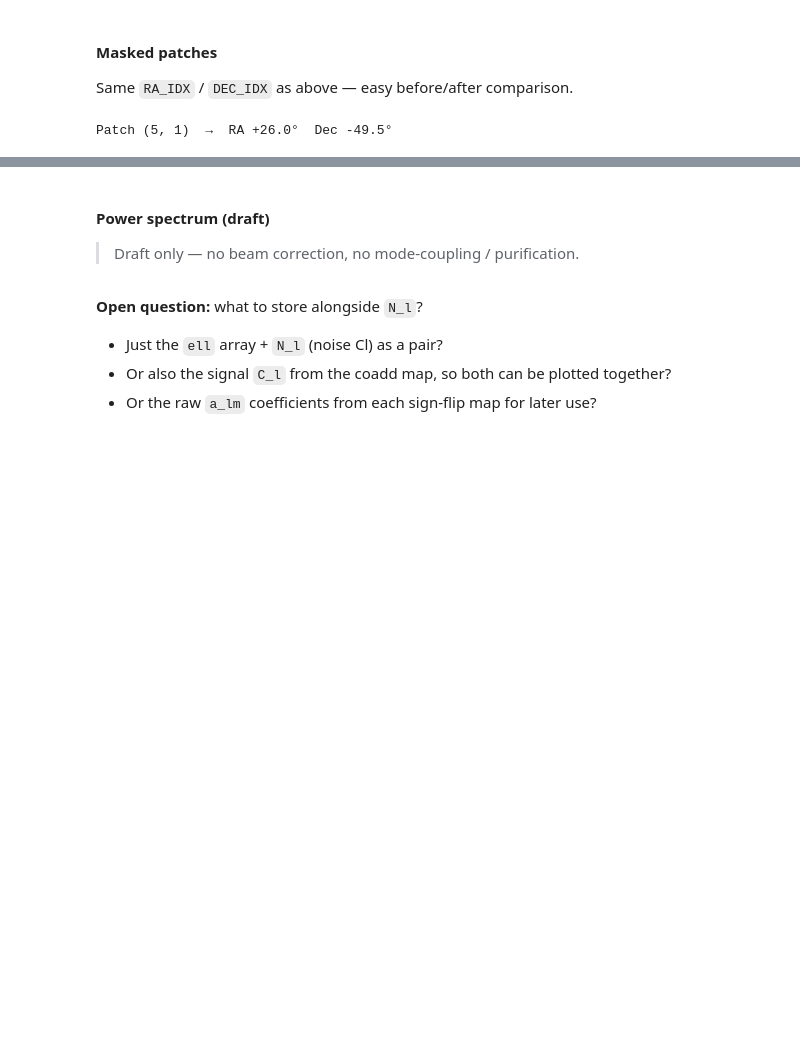
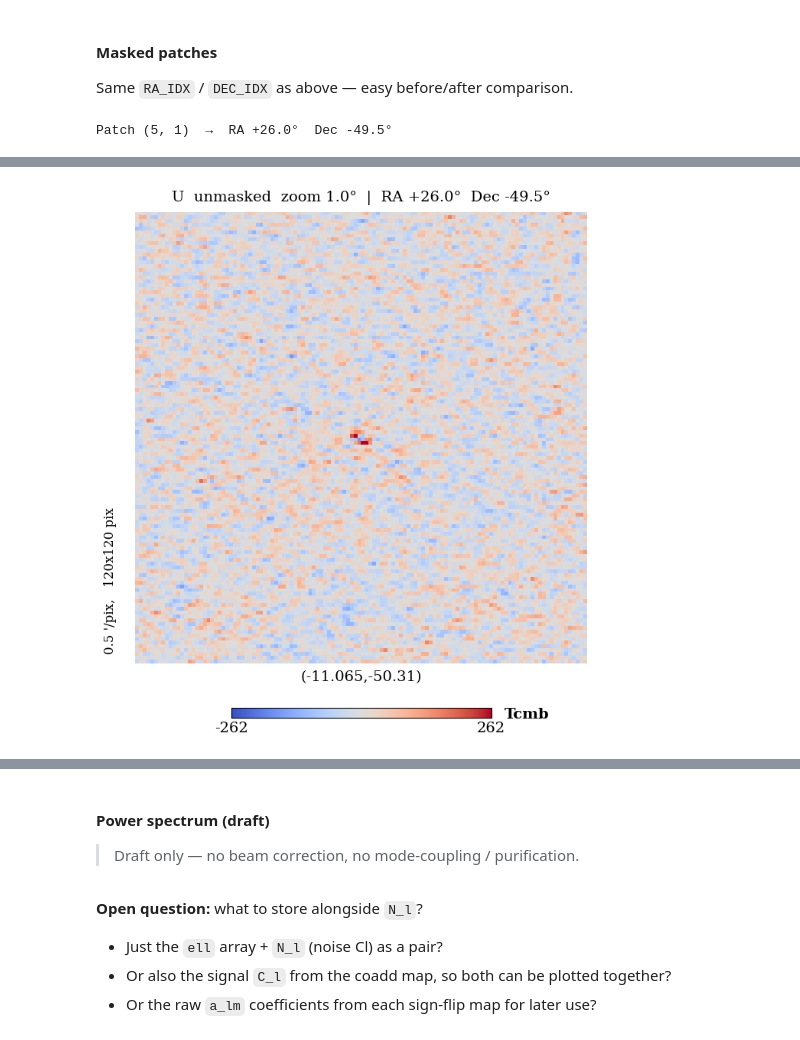
Before and after one commit to VWelke/SPT, a Jupyter notebook: Code/Map_Operation/bb_map_inspect.ipynb, the cells around one changed output, grey strips where cells are left out. Drawn from its saved outputs; the diff is of its cells as text; code cells hidden in the pictures; blank space fills up the shorter version.

```diff
--- a/Code/Map_Operation/bb_map_inspect.ipynb
+++ b/Code/Map_Operation/bb_map_inspect.ipynb
@@ -292,0 +289,9 @@ plt.show()
+# %%
+# Load the .txt containing the source catalogue
+# Path: /home/creichardt/spt3g_software/sources/mask_lists/high_ell_TT_2021_1500d_source_mask_6mJy_plusedges.txt
+
+source_path = "/home/creichardt/spt3g_software/sources/mask_lists/"
+source_file = os.path.join(source_path, "high_ell_TT_2021_1500d_source_mask_6mJy_plusedges.txt")
+
+with open(source_file) as f:
+    print(f.read())
@@ -292,0 +316,17 @@ plt.show()
+# %%
+# zoom in unmasked
+ZOOM_DEG = 1.0
+ZOOM_PIX = int(ZOOM_DEG * 60 / RESO_ARCMIN)
+
+show_map_thumbnail(
+    stokes_arr,
+    vmin=vmin, vmax=vmax,
+    title=f"{STOKES_KEY}  unmasked  zoom {ZOOM_DEG}°  |  RA {ra_c:+.1f}°  Dec {dec_c:+.1f}°",
+    unit="Tcmb", cmap=CMAP,
+    rot=(-11.06532, -50.3103, 0),
+    xsize=ZOOM_PIX, ysize=ZOOM_PIX,
+    reso=RESO_ARCMIN,
+)
+plt.show()
+# %% [output]
+[figure, added]
```
Also changed, not shown: parts of 7 cells of this notebook, 3 other files.
